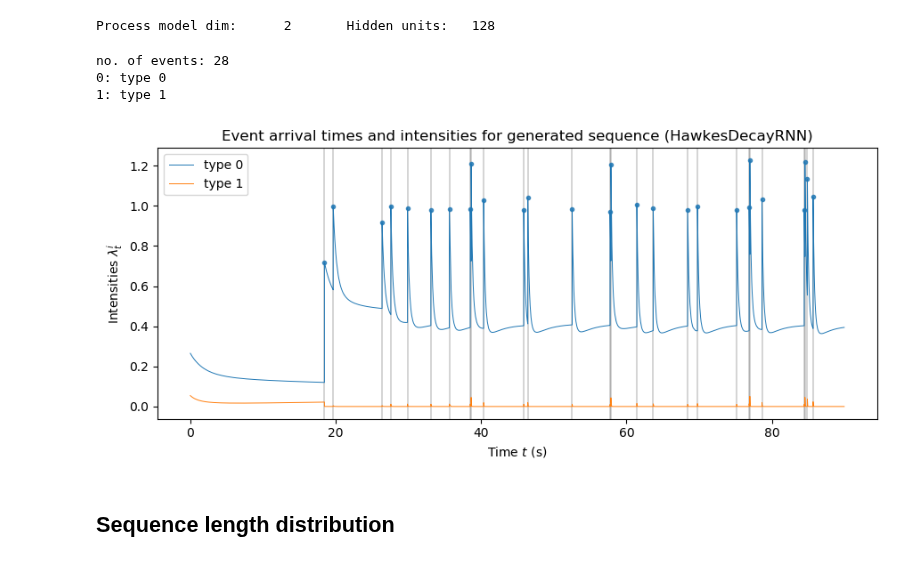
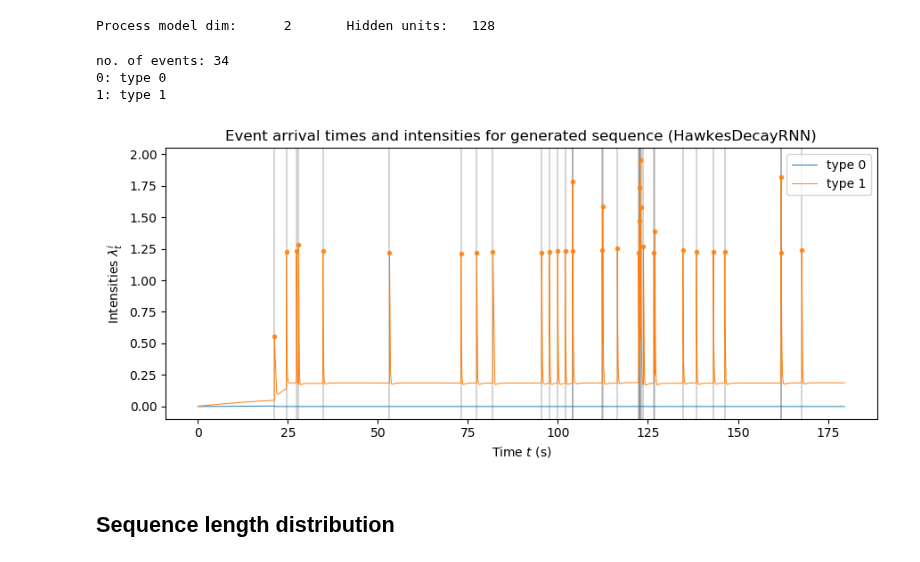
Before and after one commit to Deeptradingfx/point-process-nets, a Jupyter notebook: notebooks/decayrnn.ipynb, the cells around one changed output. Drawn from its saved outputs; the diff is of its cells as text; code cells hidden in the pictures.

```diff
--- a/notebooks/decayrnn.ipynb
+++ b/notebooks/decayrnn.ipynb
@@ -281,6 +282,6 @@ for p in MODEL_FILES:
 ../saved_models/HawkesDecayRNN-1d_hidden64-20181206-234848.pth
 # %%
-load_filename = MODEL_FILES[1]
+load_filename = MODEL_FILES[0]
 print("chosen file:", load_filename)
 
 load_file_timestamp = "-".join(os.path.splitext(os.path.basename(load_filename))[0].split('-')[-2:])
@@ -343,14 +344,14 @@ generator = HawkesRNNGen(model, record_intensity=False)
 # %% [output]
 Process model dim:      2       Hidden units:   128
 # %%
-tmax_simu = 90
+tmax_simu = 180
 generator.generate_sequence(tmax_simu, record_intensity=True)
 fig_intensity_stream = generator.plot_events_and_intensity()
 # %% [output]
-no. of events: 28
+no. of events: 34
 0: type 0
 1: type 1
-[figure, old version]
+[figure, new version]
 # %%
 fig_intensity_stream.savefig("../results/intensity_{}_{}d_hidden{}_{}.pdf".format(
     MODEL_NAME, process_dim, hidden_size, load_file_timestamp))
```
Also changed, not shown: parts of 8 cells of this notebook, 13 other files.
